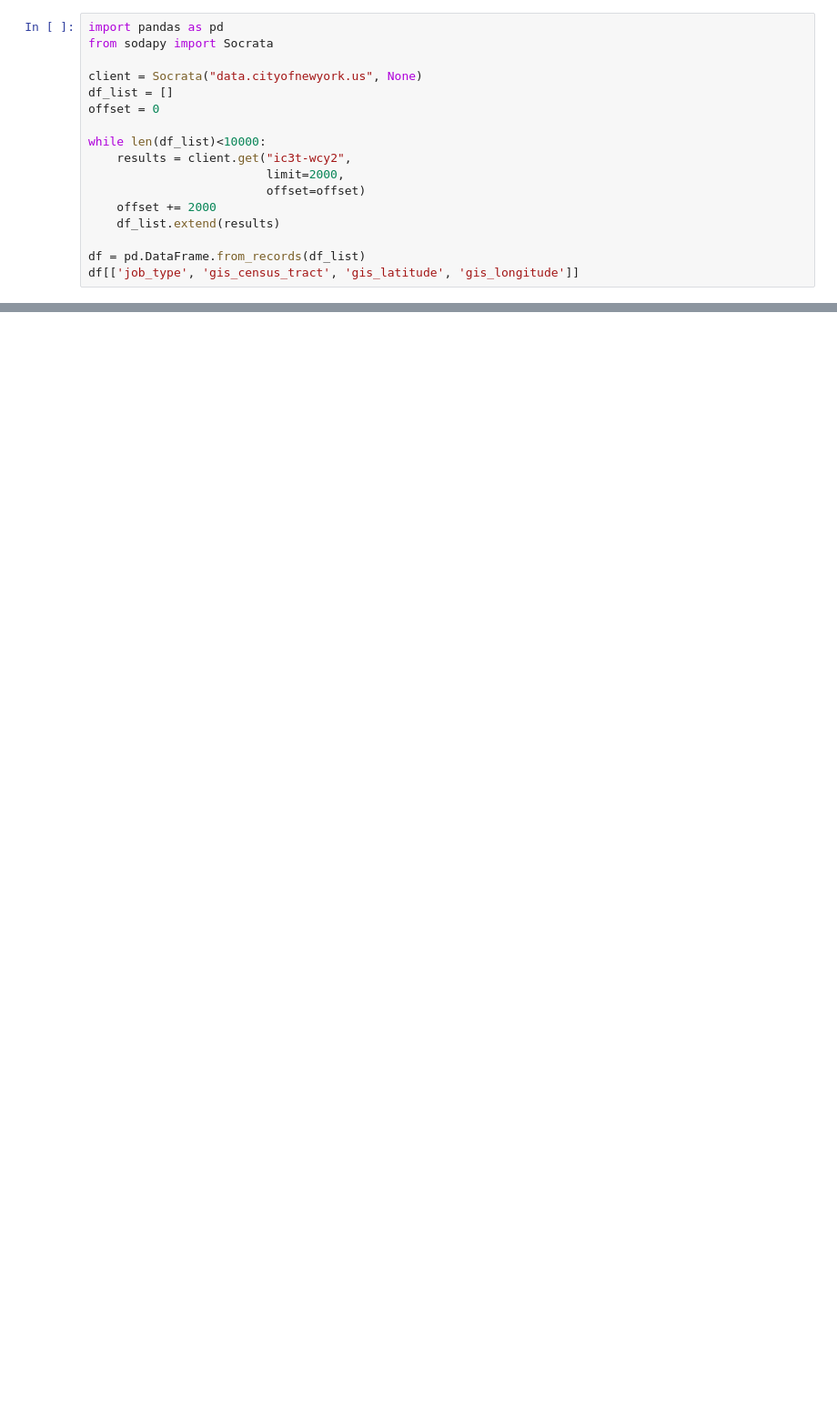
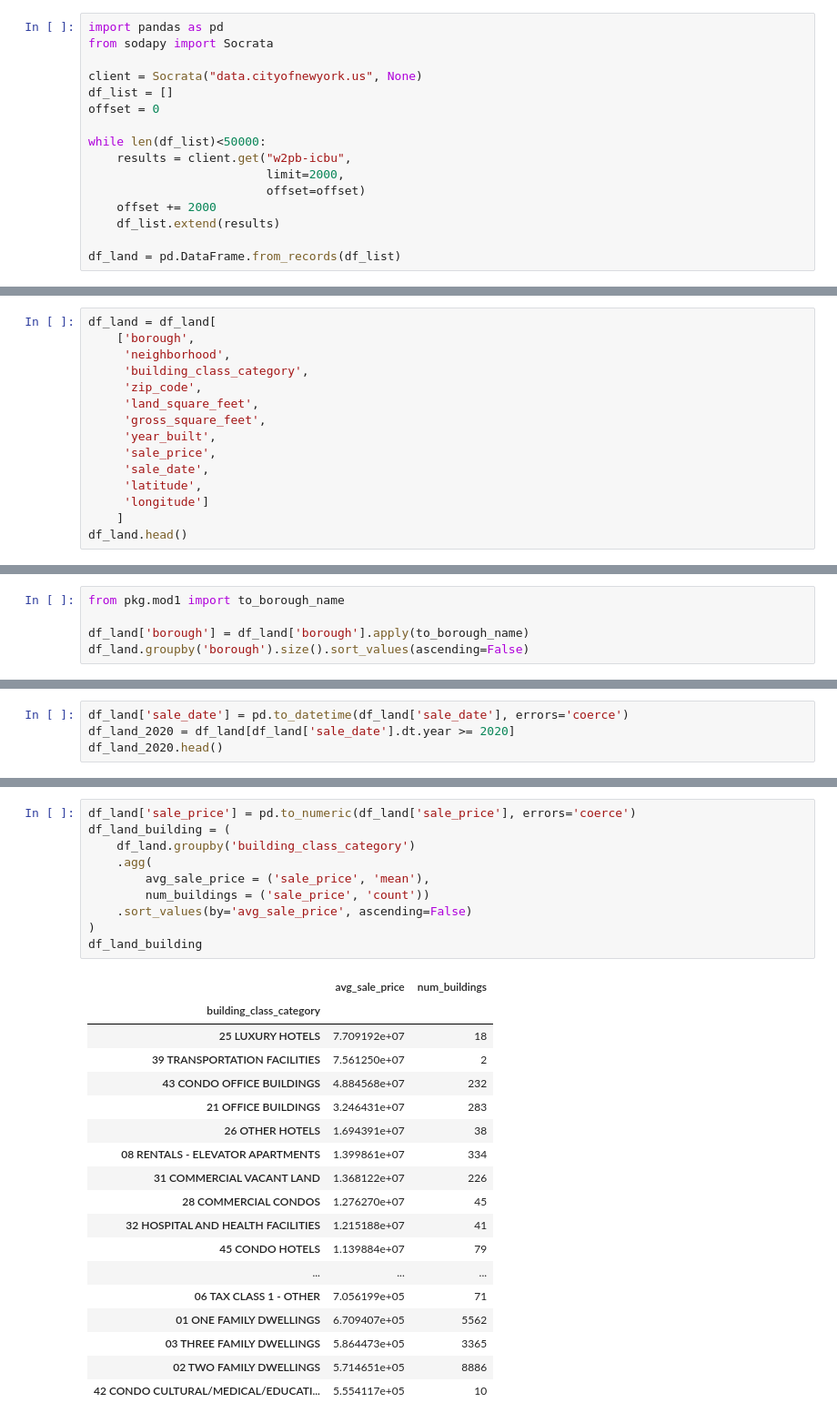
Before and after one commit to advanced-computing/will-naga-krishna, a Jupyter notebook: part2 _naga.ipynb, the cells around one changed output, grey strips where cells are left out. Shown at 91% size. Cells and saved outputs as stored; diff of their text form; blank space fills up the shorter version.

Commit message:
updated streamlit app in terms of property price

```diff
--- a/part2 _naga.ipynb
+++ b/part2 _naga.ipynb
@@ -8,14 +12,13 @@ client = Socrata("data.cityofnewyork.us", None)
 df_list = []
 offset = 0
 
-while len(df_list)<10000:
-    results = client.get("ic3t-wcy2",
+while len(df_list)<50000:
+    results = client.get("w2pb-icbu",
                          limit=2000,
                          offset=offset)
     offset += 2000
     df_list.extend(results)
 
-df = pd.DataFrame.from_records(df_list)
-df[['job_type', 'gis_census_tract', 'gis_latitude', 'gis_longitude']]
+df_land = pd.DataFrame.from_records(df_list)
 # %% [output]
 WARNING:root:Requests made without an app_token will be subject to strict throttling limits.
@@ -92,0 +27,15 @@ plot_land
+# %%
+df_land = df_land[
+    ['borough',
+     'neighborhood',
+     'building_class_category',
+     'zip_code',
+     'land_square_feet',
+     'gross_square_feet',
+     'year_built',
+     'sale_price',
+     'sale_date',
+     'latitude',
+     'longitude']
+    ]
+df_land.head()
@@ -112,0 +84,5 @@ memory usage: 2.1+ MB
+# %%
+from pkg.mod1 import to_borough_name
+
+df_land['borough'] = df_land['borough'].apply(to_borough_name)
+df_land.groupby('borough').size().sort_values(ascending=False)
@@ -112,0 +180,4 @@ memory usage: 2.1+ MB
+# %%
+df_land['sale_date'] = pd.to_datetime(df_land['sale_date'], errors='coerce')
+df_land_2020 = df_land[df_land['sale_date'].dt.year >= 2020]
+df_land_2020.head()
@@ -112,0 +201,29 @@ memory usage: 2.1+ MB
+# %%
+df_land['sale_price'] = pd.to_numeric(df_land['sale_price'], errors='coerce')
+df_land_building = (
+    df_land.groupby('building_class_category')
+    .agg(
+        avg_sale_price = ('sale_price', 'mean'),
+        num_buildings = ('sale_price', 'count'))
+    .sort_values(by='avg_sale_price', ascending=False)
+)
+df_land_building
+# %% [output]
+|  | avg_sale_price | num_buildings |
+| building_class_category |  |  |
+| 25 LUXURY HOTELS | 7.709192e+07 | 18 |
+| 39 TRANSPORTATION FACILITIES | 7.561250e+07 | 2 |
+| 43 CONDO OFFICE BUILDINGS | 4.884568e+07 | 232 |
+| 21 OFFICE BUILDINGS | 3.246431e+07 | 283 |
+| 26 OTHER HOTELS | 1.694391e+07 | 38 |
+| 08 RENTALS - ELEVATOR APARTMENTS | 1.399861e+07 | 334 |
+| 31 COMMERCIAL VACANT LAND | 1.368122e+07 | 226 |
+| 28 COMMERCIAL CONDOS | 1.276270e+07 | 45 |
+| 32 HOSPITAL AND HEALTH FACILITIES | 1.215188e+07 | 41 |
+| 45 CONDO HOTELS | 1.139884e+07 | 79 |
+| ... | ... | ... |
+| 06 TAX CLASS 1 - OTHER | 7.056199e+05 | 71 |
+| 01 ONE FAMILY DWELLINGS | 6.709407e+05 | 5562 |
+| 03 THREE FAMILY DWELLINGS | 5.864473e+05 | 3365 |
+| 02 TWO FAMILY DWELLINGS | 5.714651e+05 | 8886 |
+| 42 CONDO CULTURAL/MEDICAL/EDUCATI... | 5.554117e+05 | 10 |
```
Also changed, not shown: parts of 24 cells of this notebook, 8 other files.
